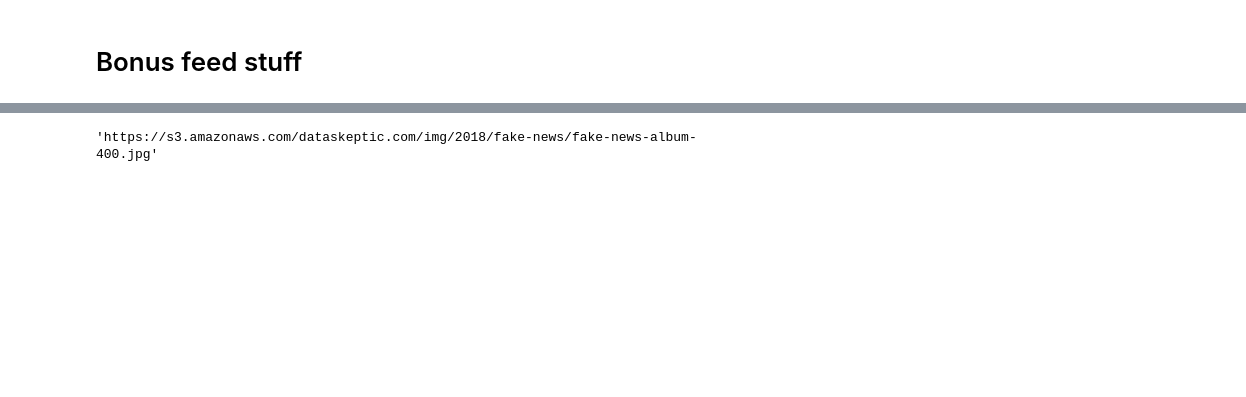
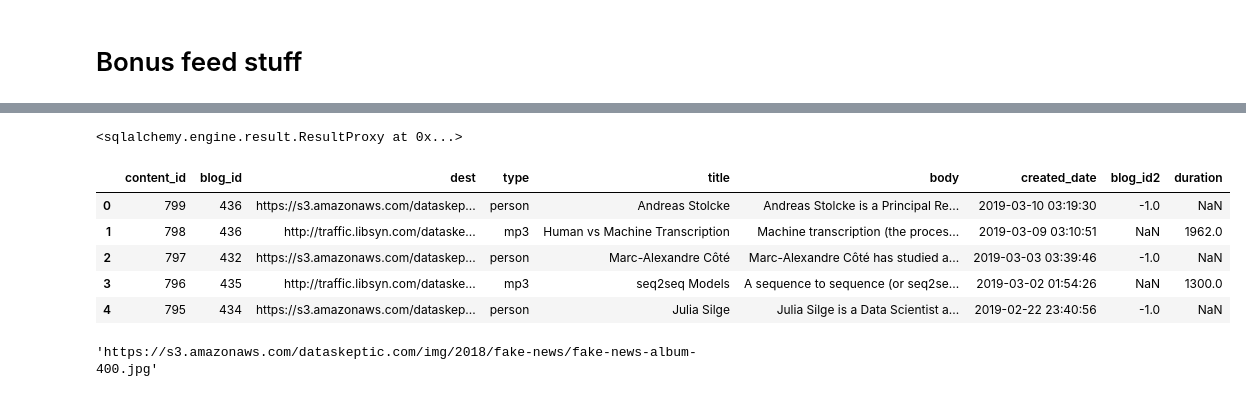
Before and after one commit to data-skeptic/dataskeptic.com, a Jupyter notebook: notebooks/update-related-content.ipynb, the cells around one changed output, grey strips where cells are left out. Saved outputs shown, nothing was run; the diff lists cells and outputs as text; code cells hidden in the pictures; blank space fills up the shorter version.

```diff
--- a/notebooks/update-related-content.ipynb
+++ b/notebooks/update-related-content.ipynb
@@ -186,3 +294,16 @@ pd.read_sql("SELECT * from related_content order by content_id desc limit 10", c
+# %%
+conn.execute("""INSERT INTO related_content (blog_id, dest, type, title, body, blog_id2) VALUES (\n             436, 'https://s3.amazonaws.com/dataskeptic.com/guests/2019/andreas-stolcke.jpg', 'person', 'Andreas Stolcke', 'Andreas Stolcke is a Principal Researcher in the Speech and Dialog Research Group at Microsoft, working at the Microsoft Silicon Valley Campus. He has worked on speech recognition; statistical language modeling; recognition of speaker,  dialect and emotion from speech; machine translation; and on software tools for computational linguistics, such as the open-source SRI Language Modeling toolkit. He is also an External Fellow at the International Computer Science Institute (ICSI) in Berkeley, and a Fellow of the Institute of Electrical and Electronics Engineers (IEEE) and of the International Speech Communication Association.', -1)""")
+# %% [output]
+<sqlalchemy.engine.result.ResultProxy at 0x...>
+# %%
+pd.read_sql("SELECT * from dataskeptic.related_content order by content_id desc limit 5", conn)
+# %% [output]
+|  | content_id | blog_id | dest | type | title | body | created_date | blog_id2 | duration |
+| 0 | 799 | 436 | https://s3.amazonaws.com/dataskep... | person | Andreas Stolcke | Andreas Stolcke is a Principal Re... | 2019-03-10 03:19:30 | -1.0 | NaN |
+| 1 | 798 | 436 | http://traffic.libsyn.com/dataske... | mp3 | Human vs Machine Transcription | Machine transcription (the proces... | 2019-03-09 03:10:51 | NaN | 1962.0 |
+| 2 | 797 | 432 | https://s3.amazonaws.com/dataskep... | person | Marc-Alexandre Côté | Marc-Alexandre Côté has studied a... | 2019-03-03 03:39:46 | -1.0 | NaN |
+| 3 | 796 | 435 | http://traffic.libsyn.com/dataske... | mp3 | seq2seq Models | A sequence to sequence (or seq2se... | 2019-03-02 01:54:26 | NaN | 1300.0 |
+| 4 | 795 | 434 | https://s3.amazonaws.com/dataskep... | person | Julia Silge | Julia Silge is a Data Scientist a... | 2019-02-22 23:40:56 | -1.0 | NaN |
 # %%
 pd.read_sql("SELECT dest from related_content where content_id=696", conn).iloc[0]['dest']
 # %% [output]
```
Also changed, not shown: parts of 25 cells of this notebook, 1 other file.
